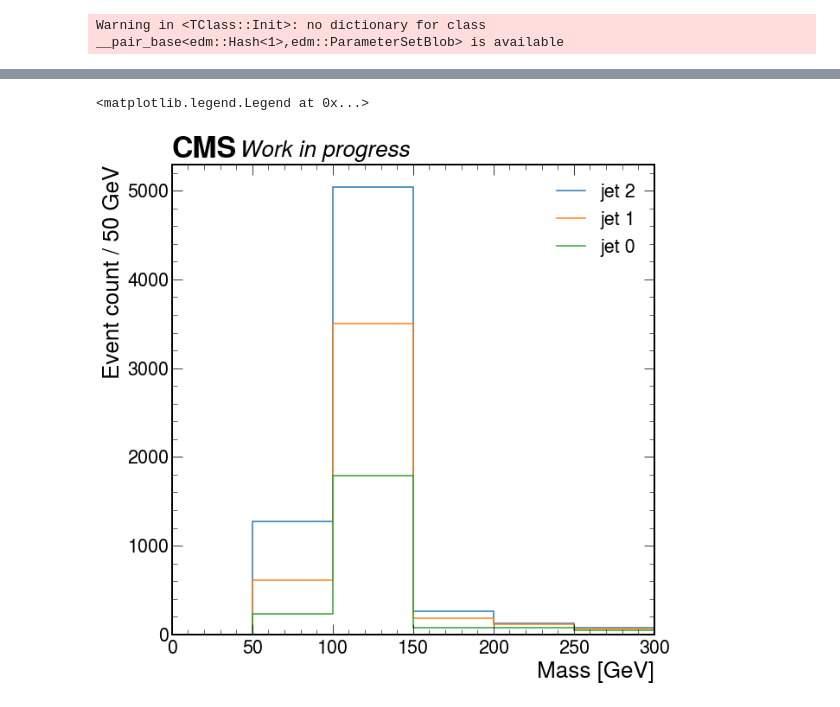
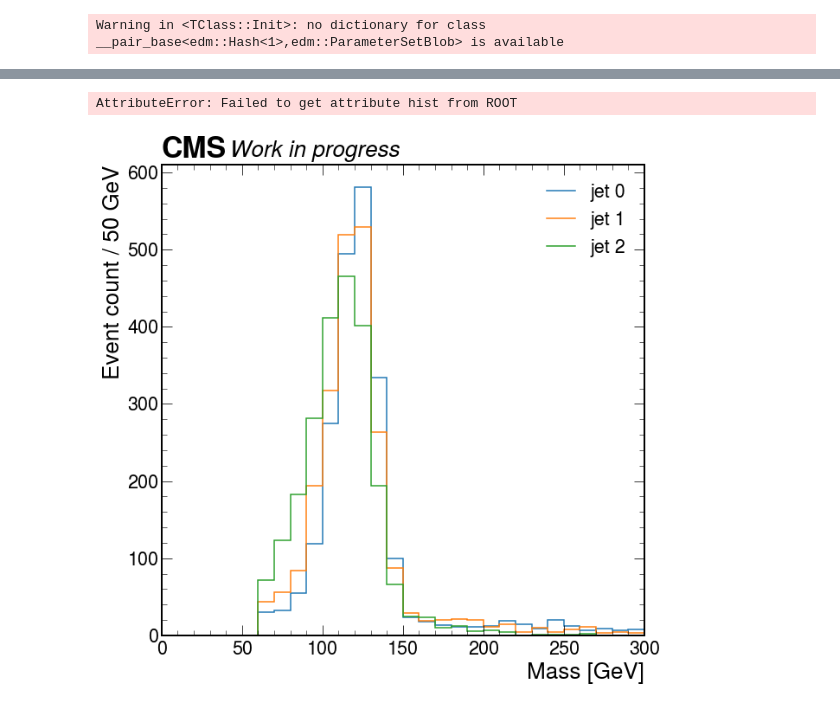
Before and after one commit to mroguljic/H3PO_Autumn, a Jupyter notebook: notebooks/Single_jets.ipynb, the cells around one changed output, grey strips where cells are left out. Saved outputs shown, nothing was run; the diff lists cells and outputs as text; code cells hidden in the pictures.

```diff
--- a/notebooks/Single_jets.ipynb
+++ b/notebooks/Single_jets.ipynb
@@ -14,9 +15,9 @@ tree = f.Get("Events")
 # %% [output]
 Warning in <TClass::Init>: no dictionary for class __pair_base<edm::Hash<1>,edm::ParameterSetBlob> is available
 # %%
-jet0Masses = r.TH1F("jet0m","",60,0,3000)
-jet1Masses = r.TH1F("jet1m","",60,0,3000)
-jet2Masses = r.TH1F("jet2m","",60,0,3000)
+jet0Masses = r.TH1F("jet0m","",300,0,3000)
+jet1Masses = r.TH1F("jet1m","",300,0,3000)
+jet2Masses = r.TH1F("jet2m","",300,0,3000)
 
 nEvts = tree.GetEntriesFast()
 
@@ -55,19 +60,23 @@ for i in range(nEvts):
 # %%
 plt.style.use([hep.style.CMS])
 
 jet0, edges = hist2array(jet0Masses,return_edges=True)
 jet1, edges = hist2array(jet1Masses,return_edges=True)
 jet2, edges = hist2array(jet2Masses,return_edges=True)
 
 edges = edges[0]
 
-hep.histplot([jet0,jet1,jet2],edges,label=["jet 0","jet 1","jet 2"],stack=True)
+hep.histplot([jet0,jet1,jet2],edges,label=["jet 0","jet 1","jet 2"],stack=False)
 
 hep.cms.text("Work in progress",loc=0)
 plt.ylabel("Event count / 50 GeV",horizontalalignment='right', y=1.0)
 plt.xlabel("Mass [GeV]",horizontalalignment='right', x=1.0)
 plt.xlim([0, 300])
 plt.legend(loc='best')
+
+#gauss_fit(jet0, edges, [600, 120, 4])
+
+r.hist.Fit("gaus")
 # %% [output]
-<matplotlib.legend.Legend at 0x...>
+AttributeError: Failed to get attribute hist from ROOT
-[figure, old version]
+[figure, new version]
```
Also changed, not shown: parts of 4 cells of this notebook.
